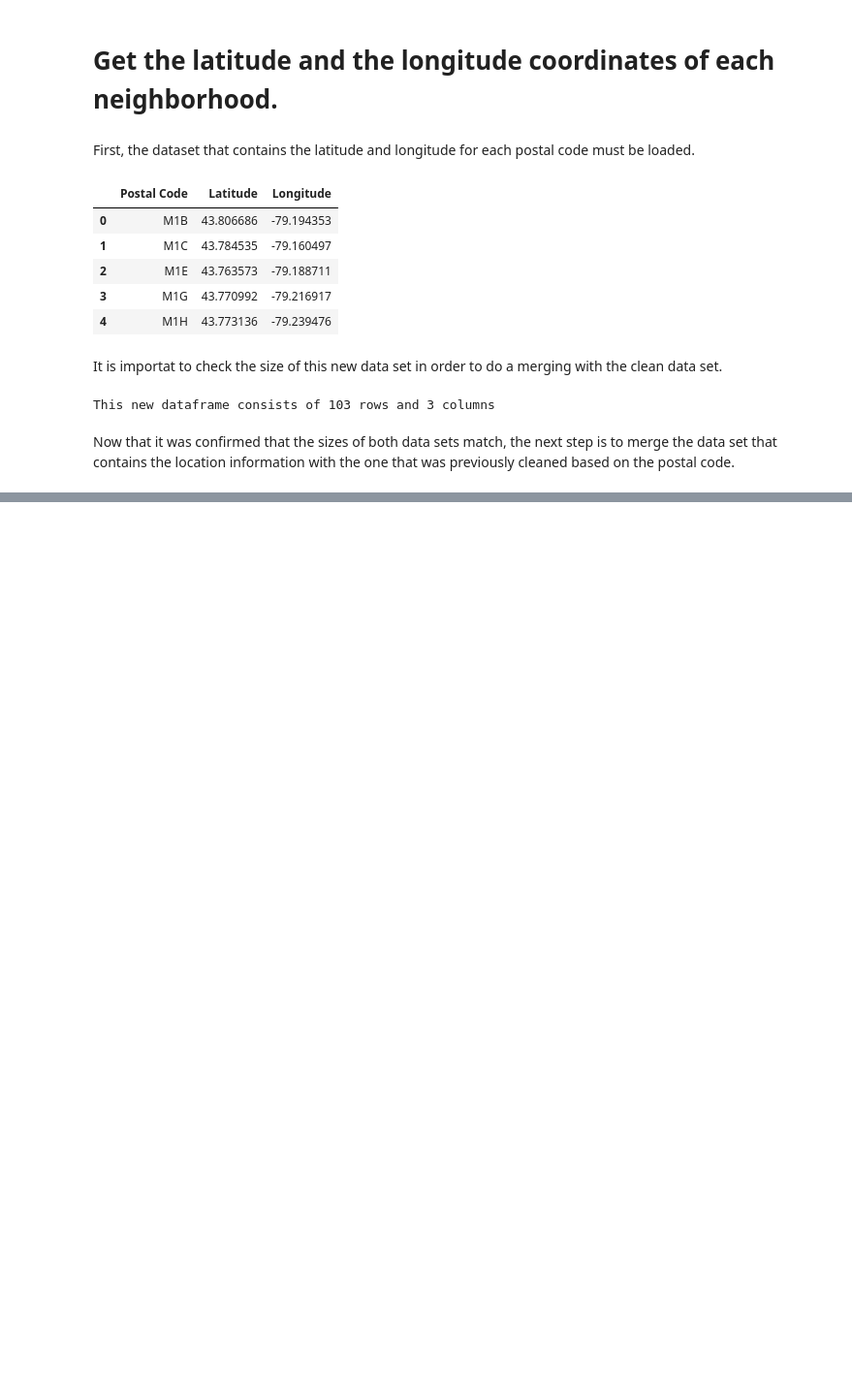
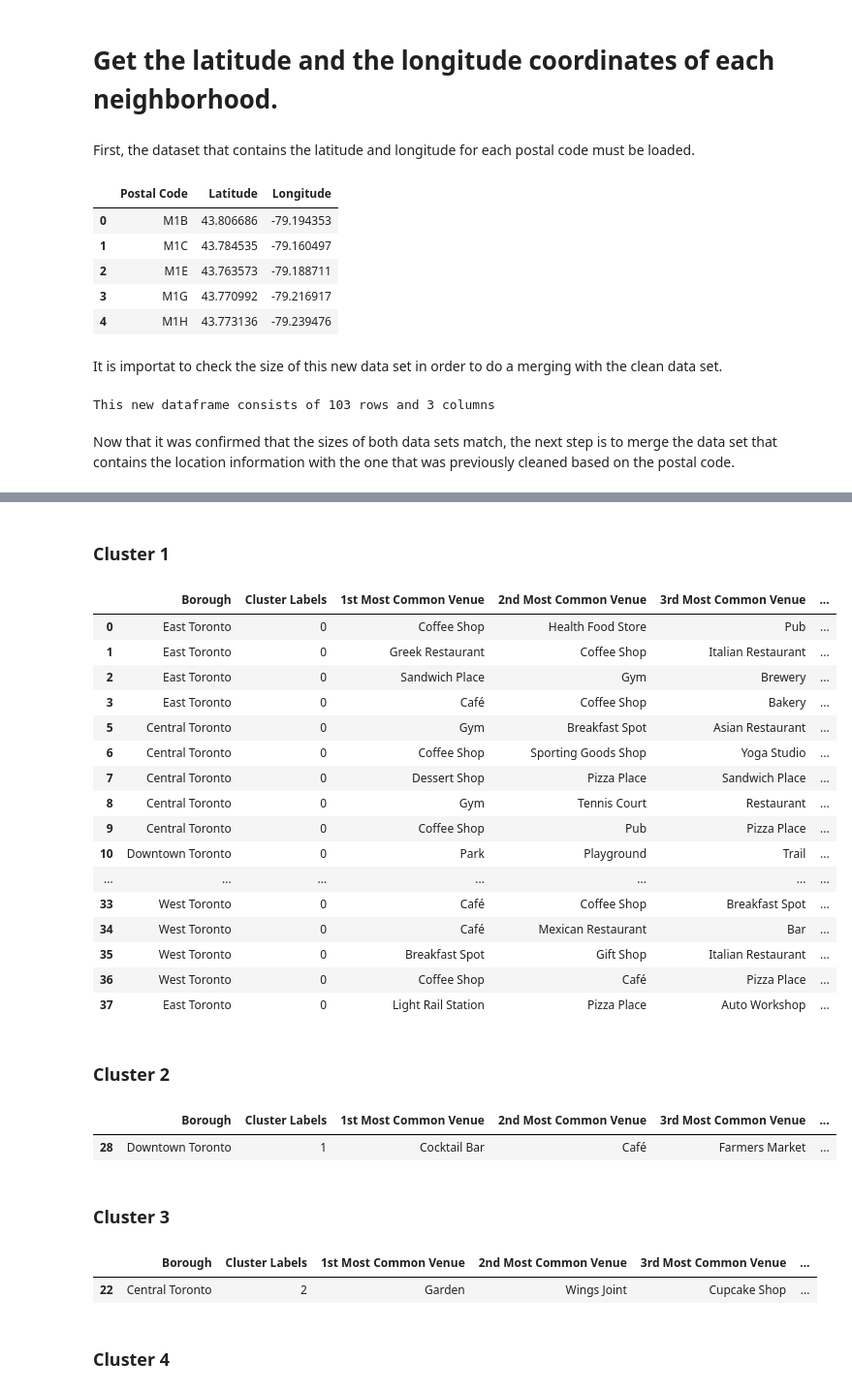
Before and after one commit to JAndresHJ/Coursera_Capstone, a Jupyter notebook: Segmenting and Clustering Neighborhoods in Toronto.ipynb, the cells around one changed output, grey strips where cells are left out. Shown: that part at 97% size. Saved outputs shown, nothing was run; the diff lists cells and outputs as text; code cells hidden in the pictures; blank space fills up the shorter version.

```diff
--- a/Segmenting and Clustering Neighborhoods in Toronto.ipynb
+++ b/Segmenting and Clustering Neighborhoods in Toronto.ipynb
@@ -165,0 +413,21 @@ df_merge_col
+# %%
+num_top_venues = 5
+
+indicators = ['st', 'nd', 'rd']
+
+# create columns according to number of top venues
+columns = ['Neighborhood']
+for ind in np.arange(num_top_venues):
+    try:
+        columns.append('{}{} Most Common Venue'.format(ind+1, indicators[ind]))
+    except:
+        columns.append('{}th Most Common Venue'.format(ind+1))
+
+# create a new dataframe
+neighborhoods_venues_sorted = pd.DataFrame(columns=columns)
+neighborhoods_venues_sorted['Neighborhood'] = toronto_grouped['Neighborhood']
+
+for ind in np.arange(toronto_grouped.shape[0]):
+    neighborhoods_venues_sorted.iloc[ind, 1:] = return_most_common_venues(toronto_grouped.iloc[ind, :], num_top_venues)
+
+neighborhoods_venues_sorted.head()
@@ -165,0 +443,11 @@ df_merge_col
+# %%
+# set number of clusters
+kclusters = 5
+
+toronto_grouped_clustering = toronto_grouped.drop('Neighborhood', 1)
+
+# run k-means clustering
+kmeans = KMeans(n_clusters=kclusters, random_state=0).fit(toronto_grouped_clustering)
+
+# check cluster labels generated for each row in the dataframe
+kmeans.labels_[0:5]
@@ -165,0 +456,10 @@ df_merge_col
+# %%
+toronto_merged = hoods_of_toronto
+
+# add clustering labels
+toronto_merged['Cluster Labels'] = kmeans.labels_
+
+# merge toronto_grouped with toronto_data to add latitude/longitude for each neighborhood
+toronto_merged = toronto_merged.join(neighborhoods_venues_sorted.set_index('Neighborhood'), on='Neighbourhood')
+
+toronto_merged.head() # check the last columns!
@@ -165,0 +501,38 @@ df_merge_col
+# %% [markdown]
+### Cluster 1
+# %%
+toronto_merged.loc[toronto_merged['Cluster Labels'] == 0, toronto_merged.columns[[1] + list(range(5, toronto_merged.shape[1]))]]
+# %% [output]
+|  | Borough | Cluster Labels | 1st Most Common Venue | 2nd Most Common Venue | 3rd Most Common Venue | ... |
+| 0 | East Toronto | 0 | Coffee Shop | Health Food Store | Pub | ... |
+| 1 | East Toronto | 0 | Greek Restaurant | Coffee Shop | Italian Restaurant | ... |
+| 2 | East Toronto | 0 | Sandwich Place | Gym | Brewery | ... |
+| 3 | East Toronto | 0 | Café | Coffee Shop | Bakery | ... |
+| 5 | Central Toronto | 0 | Gym | Breakfast Spot | Asian Restaurant | ... |
+| 6 | Central Toronto | 0 | Coffee Shop | Sporting Goods Shop | Yoga Studio | ... |
+| 7 | Central Toronto | 0 | Dessert Shop | Pizza Place | Sandwich Place | ... |
+| 8 | Central Toronto | 0 | Gym | Tennis Court | Restaurant | ... |
+| 9 | Central Toronto | 0 | Coffee Shop | Pub | Pizza Place | ... |
+| 10 | Downtown Toronto | 0 | Park | Playground | Trail | ... |
+| ... | ... | ... | ... | ... | ... | ... |
+| 33 | West Toronto | 0 | Café | Coffee Shop | Breakfast Spot | ... |
+| 34 | West Toronto | 0 | Café | Mexican Restaurant | Bar | ... |
+| 35 | West Toronto | 0 | Breakfast Spot | Gift Shop | Italian Restaurant | ... |
+| 36 | West Toronto | 0 | Coffee Shop | Café | Pizza Place | ... |
+| 37 | East Toronto | 0 | Light Rail Station | Pizza Place | Auto Workshop | ... |
+# %% [markdown]
+### Cluster 2
+# %%
+toronto_merged.loc[toronto_merged['Cluster Labels'] == 1, toronto_merged.columns[[1] + list(range(5, toronto_merged.shape[1]))]]
+# %% [output]
+|  | Borough | Cluster Labels | 1st Most Common Venue | 2nd Most Common Venue | 3rd Most Common Venue | ... |
+| 28 | Downtown Toronto | 1 | Cocktail Bar | Café | Farmers Market | ... |
+# %% [markdown]
+### Cluster 3
+# %%
+toronto_merged.loc[toronto_merged['Cluster Labels'] == 2, toronto_merged.columns[[1] + list(range(5, toronto_merged.shape[1]))]]
+# %% [output]
+|  | Borough | Cluster Labels | 1st Most Common Venue | 2nd Most Common Venue | 3rd Most Common Venue | ... |
+| 22 | Central Toronto | 2 | Garden | Wings Joint | Cupcake Shop | ... |
+# %% [markdown]
+### Cluster 4
```
Also changed, not shown: parts of 43 cells of this notebook.
